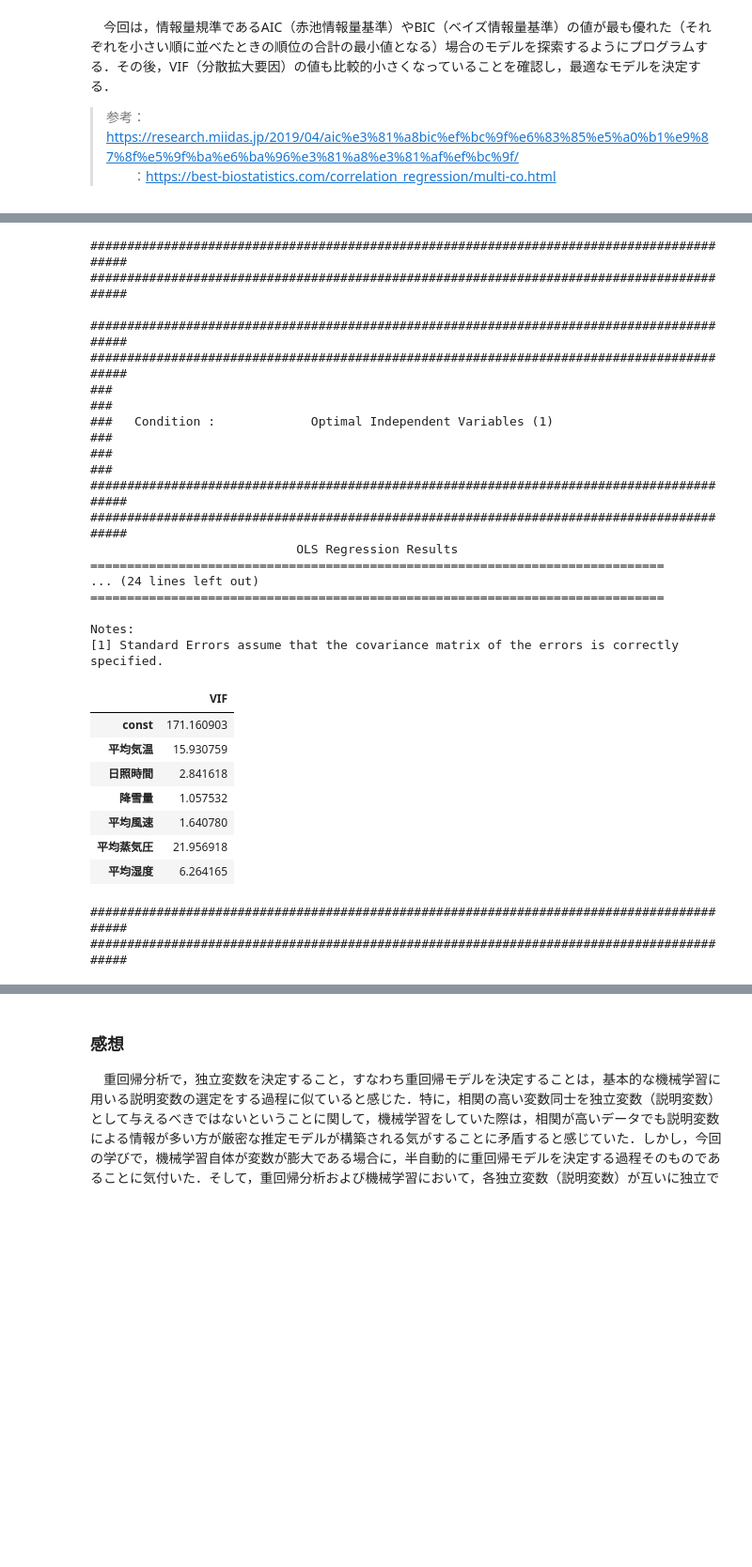
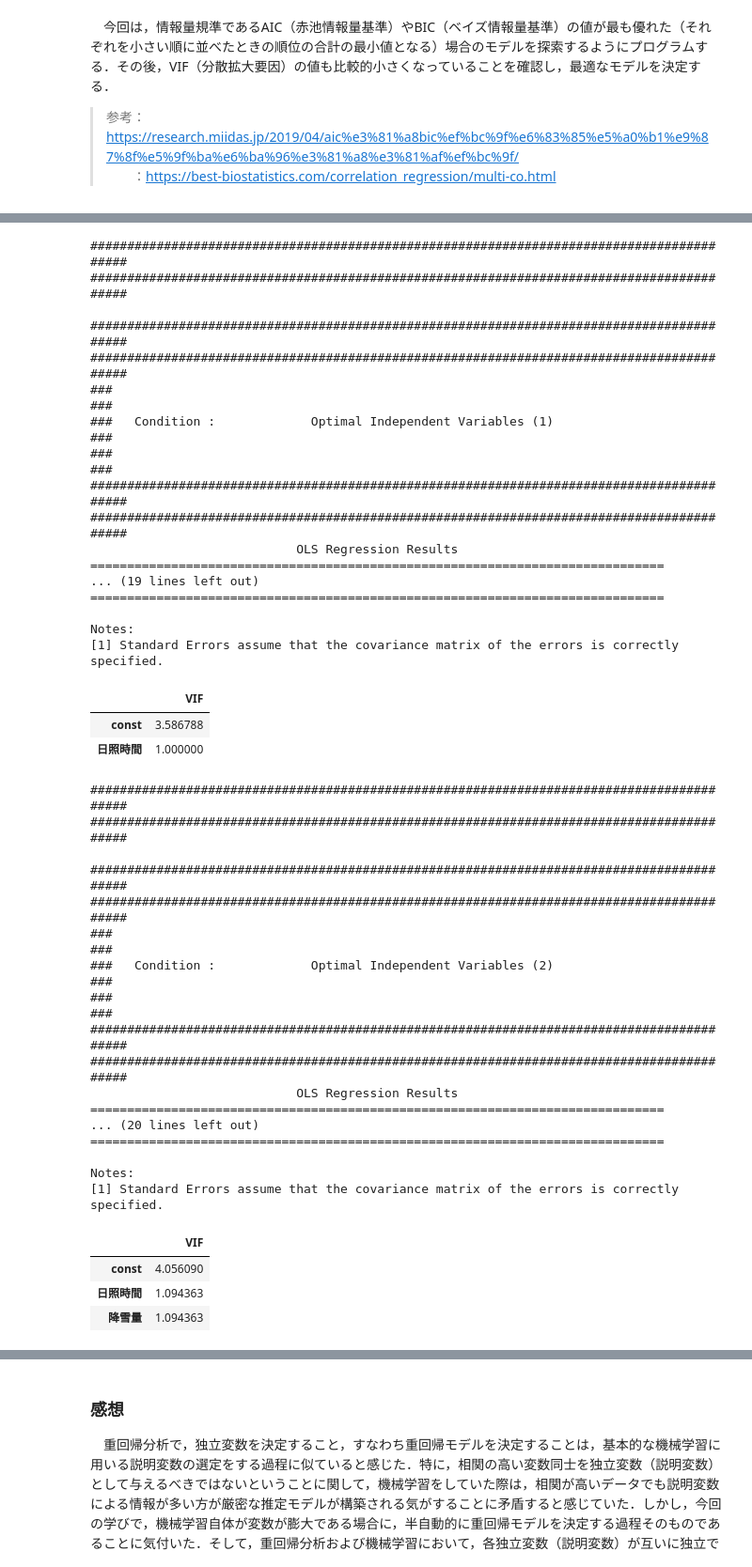
Before and after one commit to hatakeke/Data-Science---Basic, a Jupyter notebook: 第8回/第8回.ipynb, the cells around one changed output, grey strips where cells are left out. Shown at 94% size. Cells and saved outputs as stored; diff of their text form; code cells hidden in the pictures; blank space fills up the shorter version.

```diff
--- a/第8回/第8回.ipynb
+++ b/第8回/第8回.ipynb
@@ -50,8 +50,8 @@ import itertools
 
 
 # 変数の定義
-year = False                # 対象年度      ：指定しない場合はFalse
-month = False               # 対象月        ：指定しない場合はFalse
+year = 2020                # 対象年度      ：指定しない場合はFalse
+month = 1                  # 対象月        ：指定しない場合はFalse
 
 # 対象気象データ名（従属変数候補名）
 X_name = ['平均気温', '最高気温', '最低気温', '降水量', '日照時間',
@@ -164,7 +164,7 @@ df_IC = df_IC.sort_values(by='sum')
 df_IC.to_csv('models_rank.csv')
 
 # 最適な重回帰モデルの候補を出力
-for i in range(1):
+for i in range(10):
     X_optimal, Y_optimal = dataLoading(year, month, df_IC.iloc[i]['combo'])
     print('##########################################################################################')
     print('##########################################################################################')
@@ -209,27 +209,41 @@ strong multicollinearity or other numerical problems.
 ##########################################################################################
 ##########################################################################################
 
 ##########################################################################################
 ##########################################################################################
 ###                                                                                    ###
 ###   Condition :             Optimal Independent Variables (1)                        ###
 ###                                                                                    ###
 ##########################################################################################
 ##########################################################################################
                             OLS Regression Results
 ==============================================================================
-... (24 lines left out)
+... (19 lines left out)
 ==============================================================================
 
 Notes:
 [1] Standard Errors assume that the covariance matrix of the errors is correctly specified.
 |  | VIF |
-| const | 171.160903 |
-| 平均気温 | 15.930759 |
-| 日照時間 | 2.841618 |
-| 降雪量 | 1.057532 |
-| 平均風速 | 1.640780 |
-| 平均蒸気圧 | 21.956918 |
-| 平均湿度 | 6.264165 |
+| const | 3.586788 |
+| 日照時間 | 1.000000 |
 ##########################################################################################
 ##########################################################################################
+
+##########################################################################################
+##########################################################################################
+###                                                                                    ###
+###   Condition :             Optimal Independent Variables (2)                        ###
+###                                                                                    ###
+##########################################################################################
+##########################################################################################
+                            OLS Regression Results
+==============================================================================
+... (20 lines left out)
+==============================================================================
+
+Notes:
+[1] Standard Errors assume that the covariance matrix of the errors is correctly specified.
+|  | VIF |
+| const | 4.056090 |
+| 日照時間 | 1.094363 |
+| 降雪量 | 1.094363 |
```
Also changed, not shown: parts of 7 cells of this notebook.
